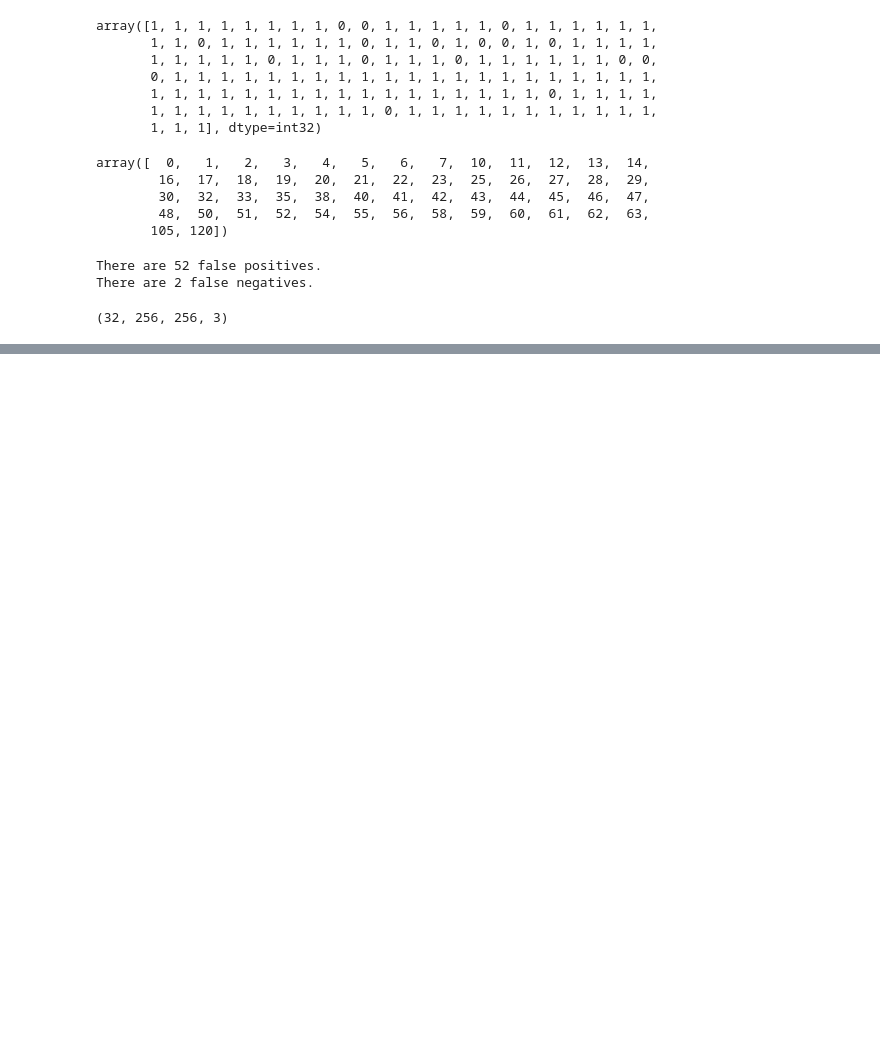
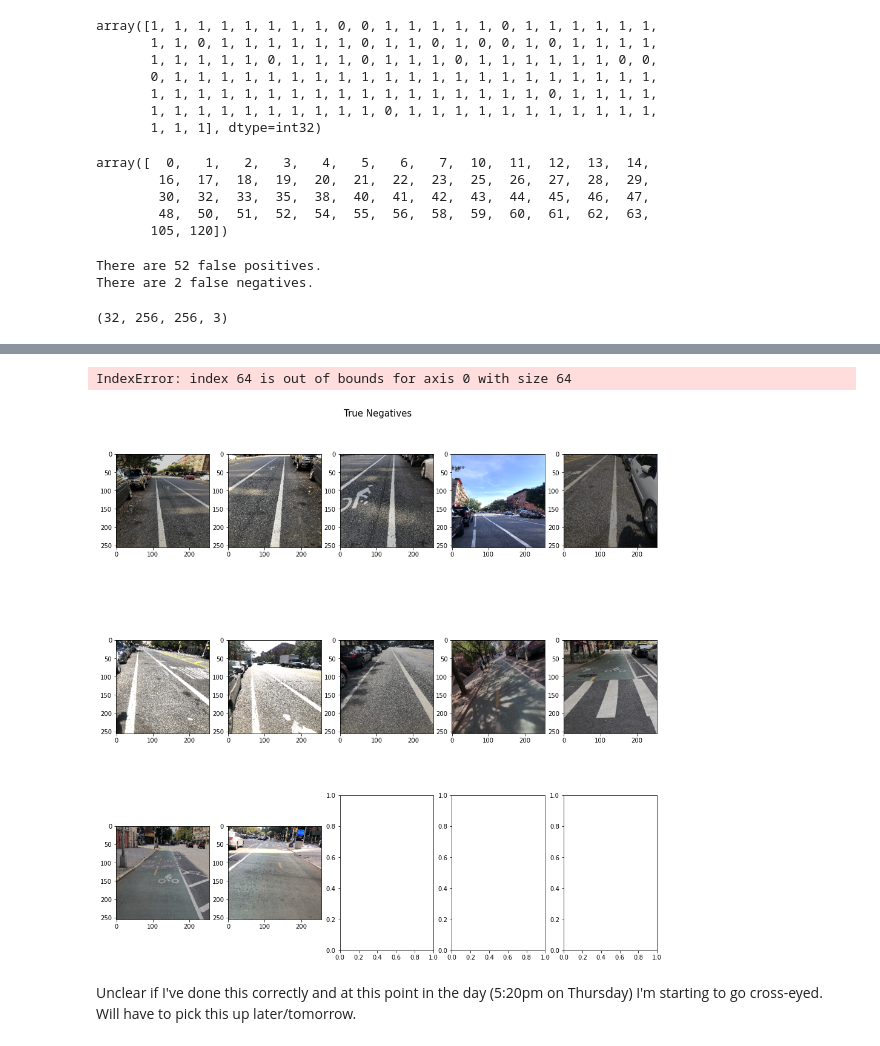
Before and after one commit to jmarkowi/NYC_bike_lanes, a Jupyter notebook: dense_NN.ipynb, the cells around one changed output, grey strips where cells are left out. Cells and saved outputs as stored; diff of their text form; code cells hidden in the pictures; blank space fills up the shorter version.

```diff
--- a/dense_NN.ipynb
+++ b/dense_NN.ipynb
@@ -300,0 +304,13 @@ for i, ax in enumerate(axs.ravel()):
+# %%
+corrects = np.nonzero((y_preds>0.5).reshape((-1,)) == val_gen.labels)[0]
+true_negatives = [i for i in corrects if val_gen.labels[i]==0]
+# %%
+fig, axs = plt.subplots(3, 5, figsize=(16, 16))
+fig.suptitle('True Negatives', fontsize=15, y=0.9)
+for i, ax in enumerate(axs.ravel()):
+    ax.imshow(val_imgs[true_negatives[i]])
+# %% [output]
+IndexError: index 64 is out of bounds for axis 0 with size 64
+[figure, added]
+# %% [markdown]
+Unclear if I've done this correctly and at this point in the day (5:20pm on Thursday) I'm starting to go cross-eyed. Will have to pick this up later/tomorrow.
```
Also changed, not shown: parts of 2 cells of this notebook.
